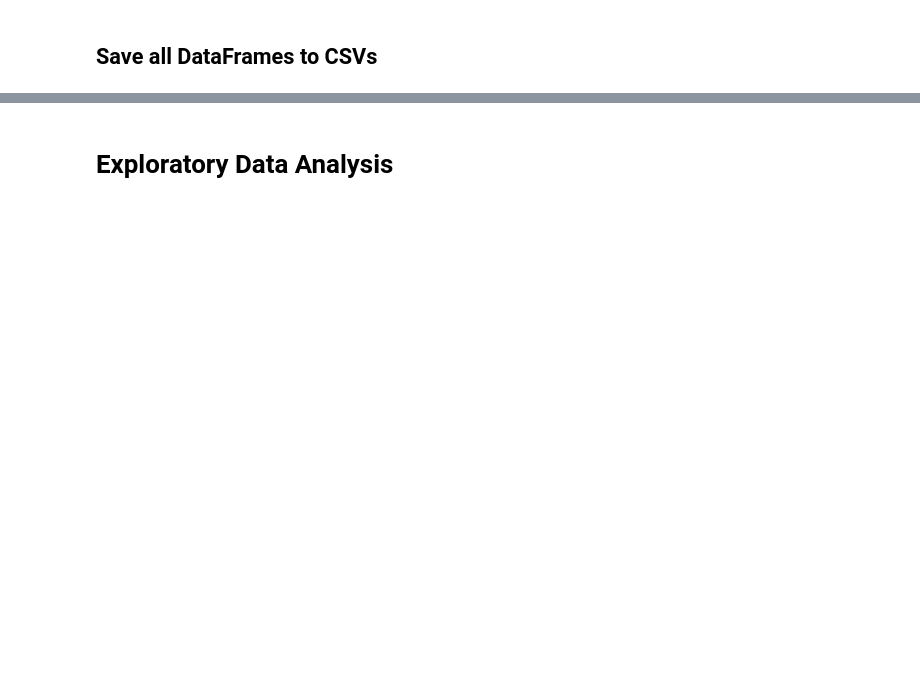
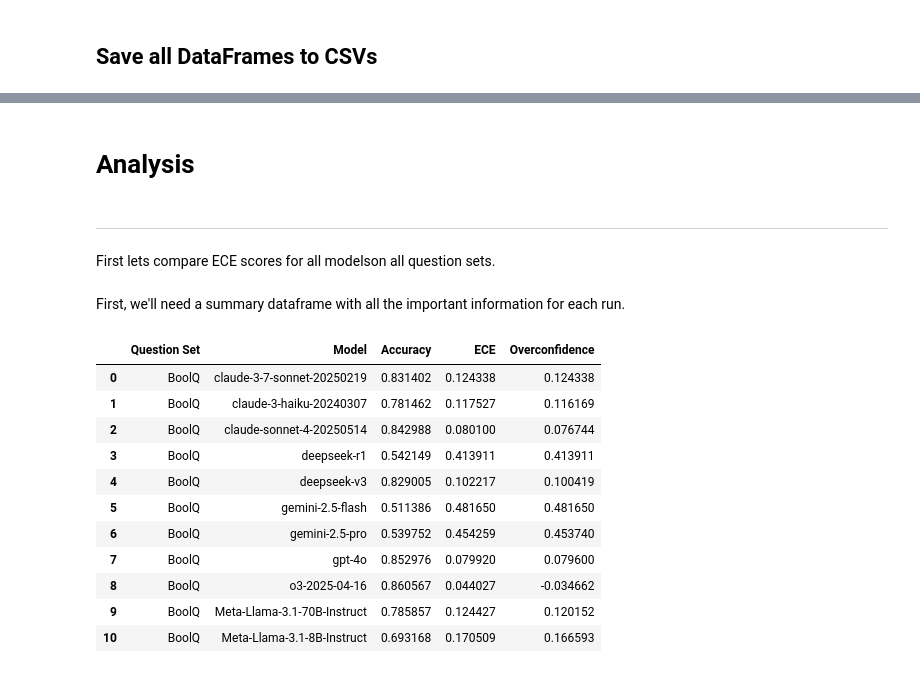
Before and after one commit to NoamMichael/Comparing-Confidence-in-LLMs, a Jupyter notebook: analysis.ipynb, the cells around one changed output, grey strips where cells are left out. Cells and saved outputs as stored; diff of their text form; code cells hidden in the pictures; blank space fills up the shorter version.

```diff
--- a/analysis.ipynb
+++ b/analysis.ipynb
@@ -759,2 +723,5 @@ Graded: (69289, 26)
 # %% [markdown]
-# Exploratory Data Analysis
+# Analysis
+# %% [markdown]
+---
+First lets compare ECE scores for all modelson all question sets.
@@ -760,0 +754,45 @@ Graded: (69289, 26)
+# %% [markdown]
+First, we'll need a summary dataframe with all the important information for each run.
+# %%
+sum_df = pd.DataFrame(columns= ["Question Set", "Model", "Accuracy", "ECE", "Overconfidence"])
+all_qset_names = combined_clean["Question Set"].unique()
+all_model_names = combined_clean["Model"].unique()
+
+for qset_name in all_qset_names:
+    for model_name in all_model_names:
+        df  = combined_clean[(combined_clean['Question Set'] == qset_name) & (combined_clean['Model'] == model_name)].reset_index()
+
+        if qset_name in mcq_qsets:
+            s = df["Score"].astype(float)
+            c = df["Stated Confidence Answer (MCQ)"].astype(float)
+        else:
+            s = df["Score"].astype(float)
+            c = df["Stated Confidence Answer"].astype(float)
+
+        ece = get_ece(s, c)
+        oc = c.mean() - s.mean()
+        row = {
+            "Question Set": qset_name,
+            "Model": model_name,
+            "Accuracy": s.mean(),
+            "ECE": ece,
+            "Overconfidence": oc
+        }
+
+        sum_df.loc[len(sum_df)] = row
+
+
+sum_df[sum_df["Question Set"] == "BoolQ"]
+# %% [output]
+|  | Question Set | Model | Accuracy | ECE | Overconfidence |
+| 0 | BoolQ | claude-3-7-sonnet-20250219 | 0.831402 | 0.124338 | 0.124338 |
+| 1 | BoolQ | claude-3-haiku-20240307 | 0.781462 | 0.117527 | 0.116169 |
+| 2 | BoolQ | claude-sonnet-4-20250514 | 0.842988 | 0.080100 | 0.076744 |
+| 3 | BoolQ | deepseek-r1 | 0.542149 | 0.413911 | 0.413911 |
+| 4 | BoolQ | deepseek-v3 | 0.829005 | 0.102217 | 0.100419 |
+| 5 | BoolQ | gemini-2.5-flash | 0.511386 | 0.481650 | 0.481650 |
+| 6 | BoolQ | gemini-2.5-pro | 0.539752 | 0.454259 | 0.453740 |
+| 7 | BoolQ | gpt-4o | 0.852976 | 0.079920 | 0.079600 |
+| 8 | BoolQ | o3-2025-04-16 | 0.860567 | 0.044027 | -0.034662 |
+| 9 | BoolQ | Meta-Llama-3.1-70B-Instruct | 0.785857 | 0.124427 | 0.120152 |
+| 10 | BoolQ | Meta-Llama-3.1-8B-Instruct | 0.693168 | 0.170509 | 0.166593 |
```
Also changed, not shown: parts of 21 cells of this notebook, 3 other files.
